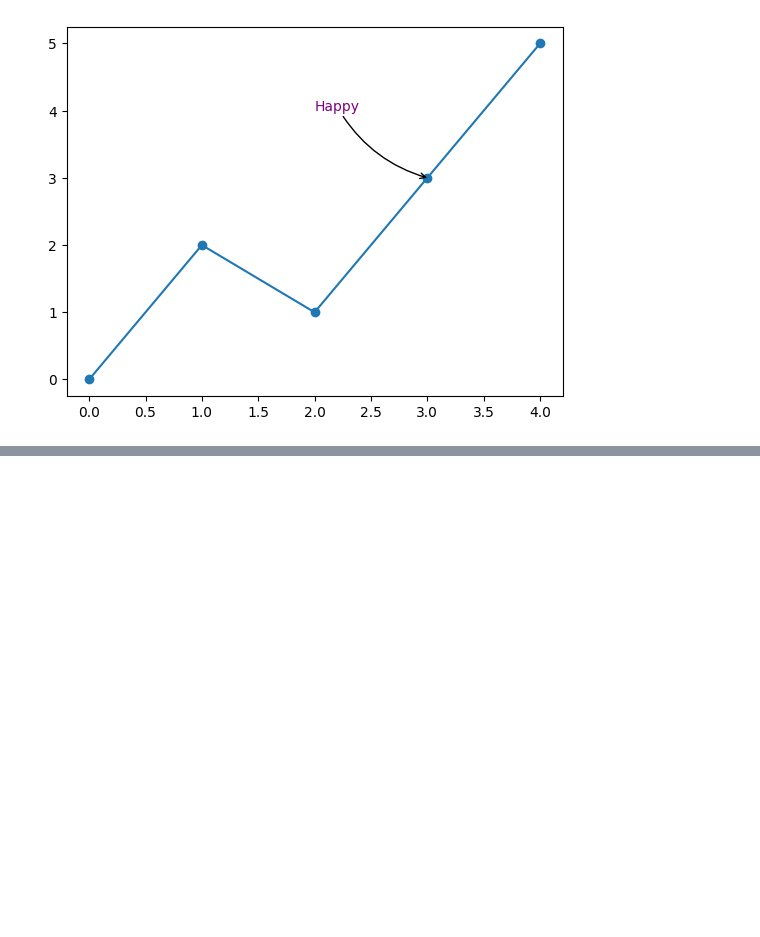
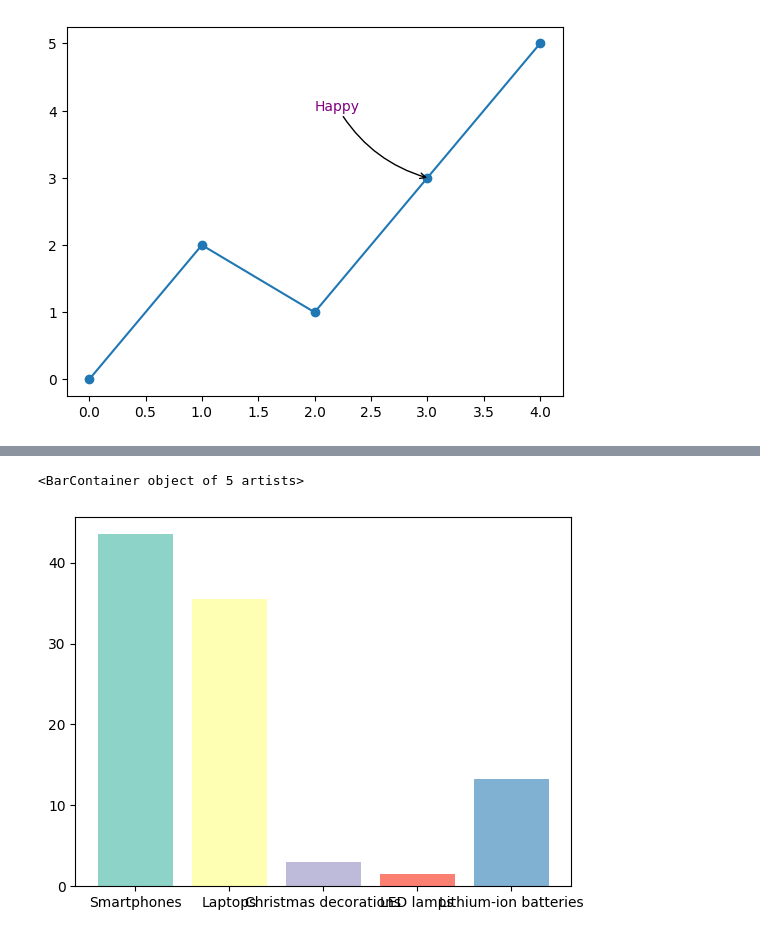
Before and after one commit to Suki-Leo/jingjidashuju, a Jupyter notebook: 3shangjike/3shangjike.ipynb, the cells around one changed output, grey strips where cells are left out. Drawn from its saved outputs; the diff is of its cells as text; code cells hidden in the pictures; blank space fills up the shorter version.

```diff
--- a/3shangjike/3shangjike.ipynb
+++ b/3shangjike/3shangjike.ipynb
@@ -185,0 +216,10 @@ plt.show()
+# %%
+# 导入颜色映射模块
+from matplotlib import cm
+# 使用Set3配色方案生成颜色
+colors = cm.Set3(range(len(names)))
+# 应用颜色到每个柱子
+plt.bar(names , values , color=colors)
+# %% [output]
+<BarContainer object of 5 artists>
+[figure, added]
```
Also changed, not shown: parts of 4 cells of this notebook, 4 other files.
